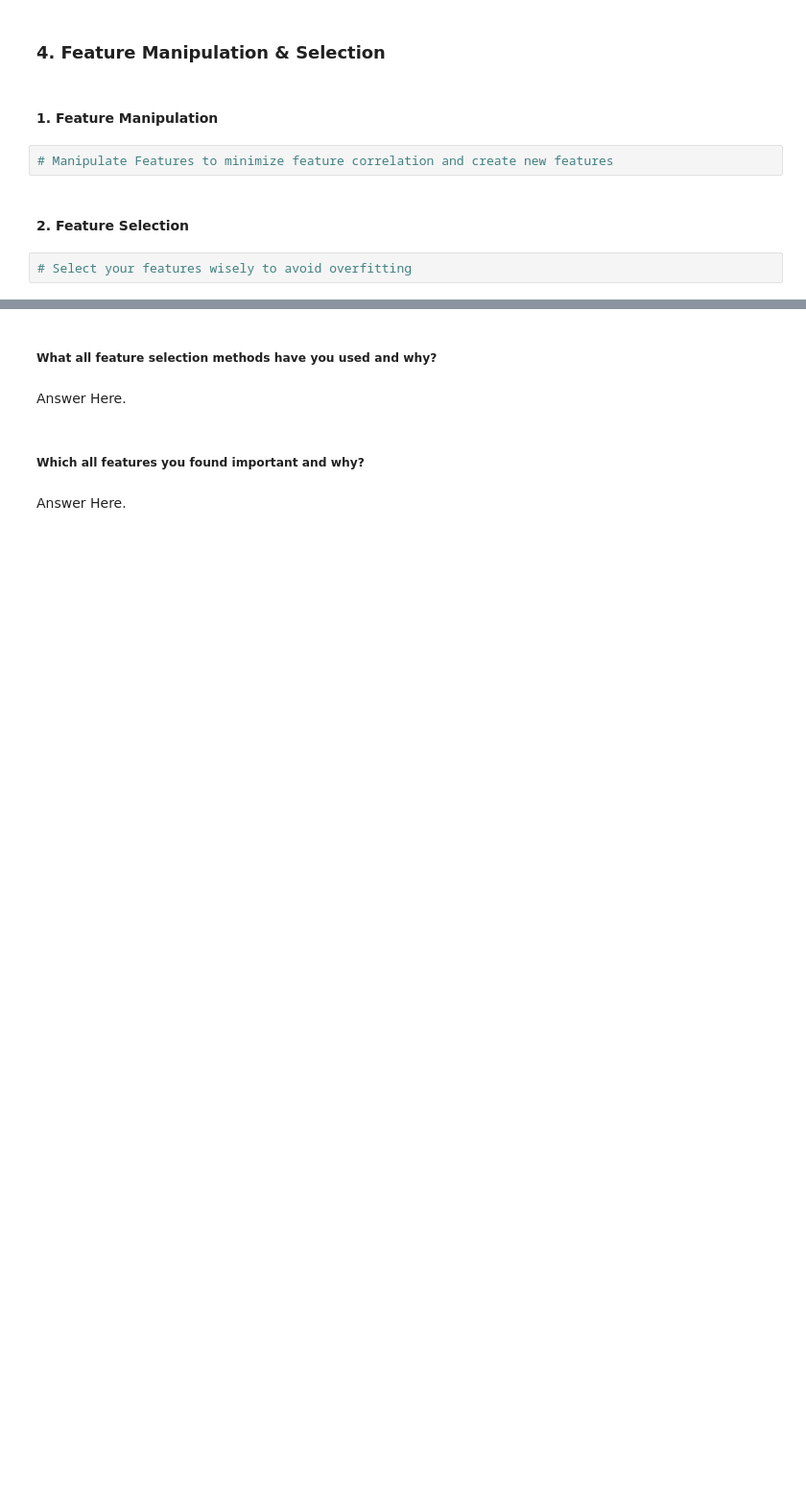
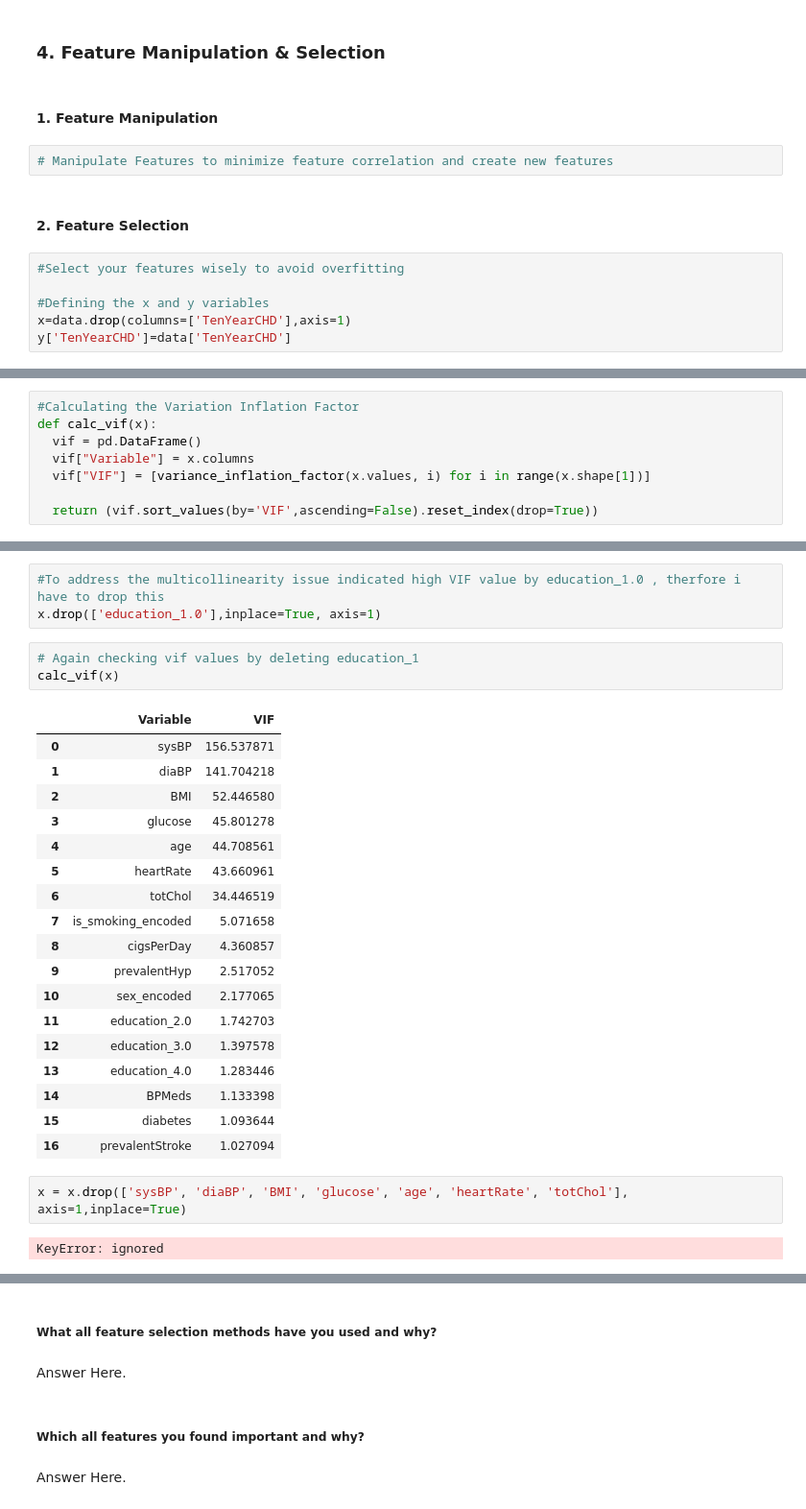
Before and after one commit to fadakenitin/Classification_Capstone_Project, a Jupyter notebook: Cardiovascular_Risk_Prediction.ipynb, the cells around one changed output, grey strips where cells are left out. Shown at 96% size. Cells and saved outputs as stored; diff of their text form; blank space fills up the shorter version.

```diff
--- a/Cardiovascular_Risk_Prediction.ipynb
+++ b/Cardiovascular_Risk_Prediction.ipynb
@@ -1206,4 +1236,8 @@ Answer Here.
 # %% [markdown]
 #### 2. Feature Selection
 # %%
-# Select your features wisely to avoid overfitting
+#Select your features wisely to avoid overfitting
+
+#Defining the x and y variables
+x=data.drop(columns=['TenYearCHD'],axis=1)
+y['TenYearCHD']=data['TenYearCHD']
@@ -1209,0 +1261,8 @@ Answer Here.
+# %%
+#Calculating the Variation Inflation Factor
+def calc_vif(x):
+  vif = pd.DataFrame()
+  vif["Variable"] = x.columns
+  vif["VIF"] = [variance_inflation_factor(x.values, i) for i in range(x.shape[1])]
+
+  return (vif.sort_values(by='VIF',ascending=False).reset_index(drop=True))
@@ -1209,0 +1289,29 @@ Answer Here.
+# %%
+#To address the multicollinearity issue indicated high VIF value by education_1.0 , therfore i have to drop this
+x.drop(['education_1.0'],inplace=True, axis=1)
+# %%
+# Again checking vif values by deleting education_1
+calc_vif(x)
+# %% [output]
+|  | Variable | VIF |
+| 0 | sysBP | 156.537871 |
+| 1 | diaBP | 141.704218 |
+| 2 | BMI | 52.446580 |
+| 3 | glucose | 45.801278 |
+| 4 | age | 44.708561 |
+| 5 | heartRate | 43.660961 |
+| 6 | totChol | 34.446519 |
+| 7 | is_smoking_encoded | 5.071658 |
+| 8 | cigsPerDay | 4.360857 |
+| 9 | prevalentHyp | 2.517052 |
+| 10 | sex_encoded | 2.177065 |
+| 11 | education_2.0 | 1.742703 |
+| 12 | education_3.0 | 1.397578 |
+| 13 | education_4.0 | 1.283446 |
+| 14 | BPMeds | 1.133398 |
+| 15 | diabetes | 1.093644 |
+| 16 | prevalentStroke | 1.027094 |
+# %%
+x = x.drop(['sysBP', 'diaBP', 'BMI', 'glucose', 'age', 'heartRate', 'totChol'], axis=1,inplace=True)
+# %% [output]
+KeyError: ignored
```
Also changed, not shown: parts of 17 cells of this notebook.
